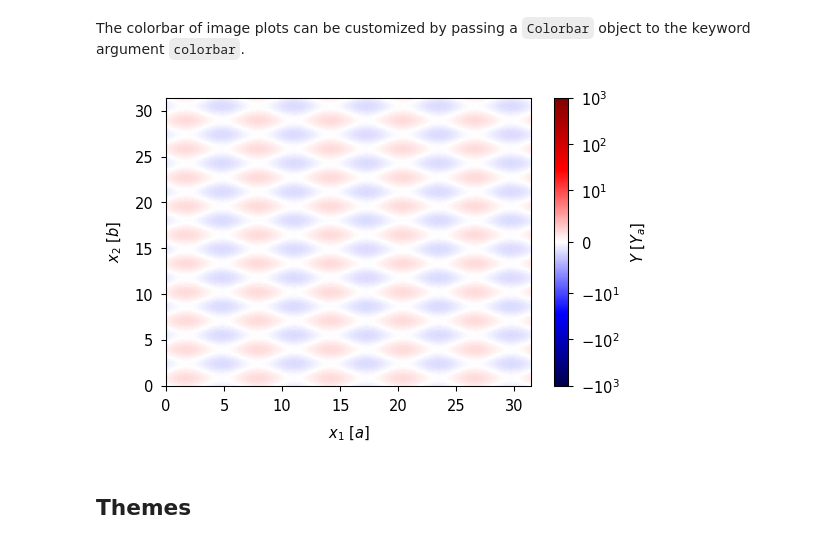
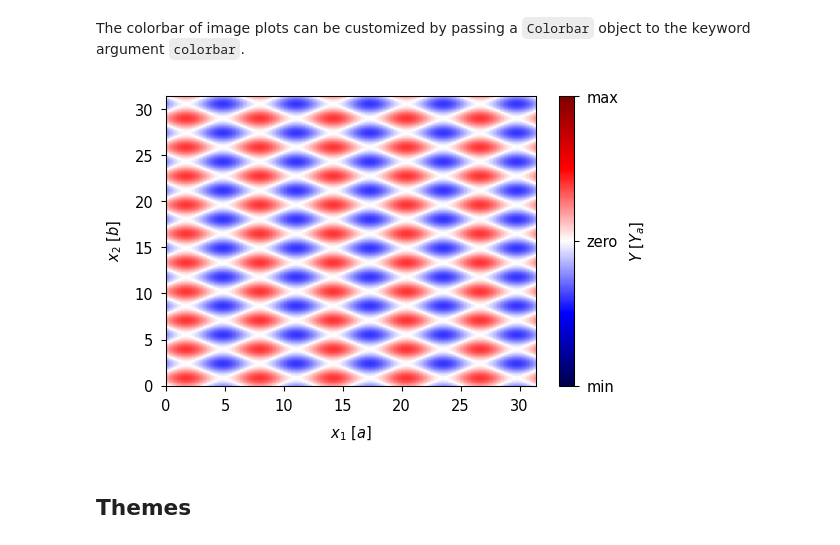
Before and after one commit to GoLP-IST/nata, a Jupyter notebook: examples/Plots.ipynb, the cells around one changed output. Cells and saved outputs as stored; diff of their text form; code cells hidden in the pictures.

```diff
--- a/examples/Plots.ipynb
+++ b/examples/Plots.ipynb
@@ -166,15 +221,14 @@ The colorbar of image plots can be customized by passing a `Colorbar` object to
 # %%
 fig = grid.plot(
     kind=Image(
-        crange=(-1e3,1e3),
-        cmap="seismic",
-        cscale=SymmetricalLogScale(linthresh=10),
-        colorbar=Colorbar(label="$Y$ [$Y_a$]", ticks=(-1e3, -1e2, -1e1, 0, 1e1, 1e2, 1e3))
+        colorrange=(-5,5),
+        colormap="seismic",
+        colorbar=Colorbar(label="$Y$ [$Y_a$]", ticks=Ticks(values=(-5, 0, 5), labels=("min", "zero", "max")))
     ),
 )
 fig.show()
 # %% [output]
-[figure, old version]
+[figure, new version]
 # %% [markdown]
 ## Themes
 # %% [markdown]
```
Also changed, not shown: parts of 9 cells of this notebook, 9 other files.
